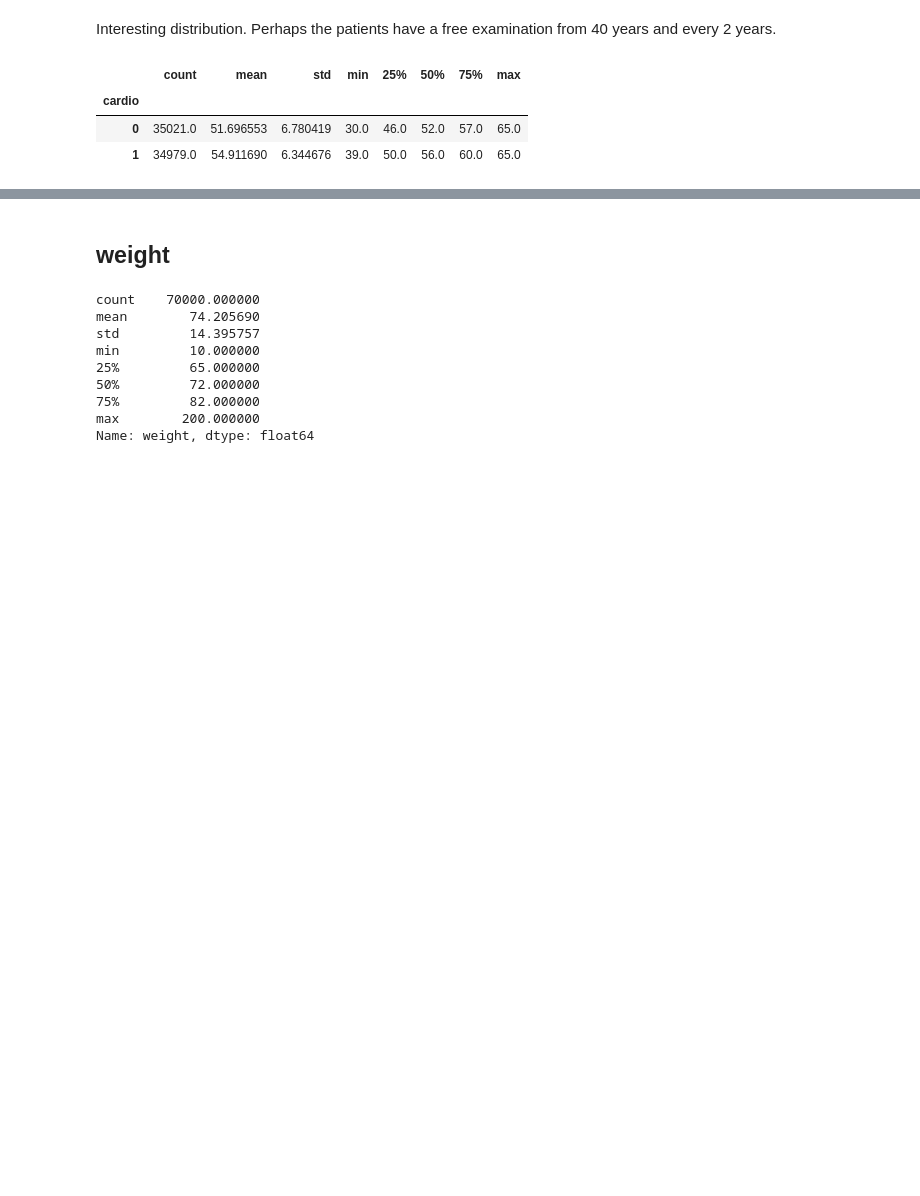
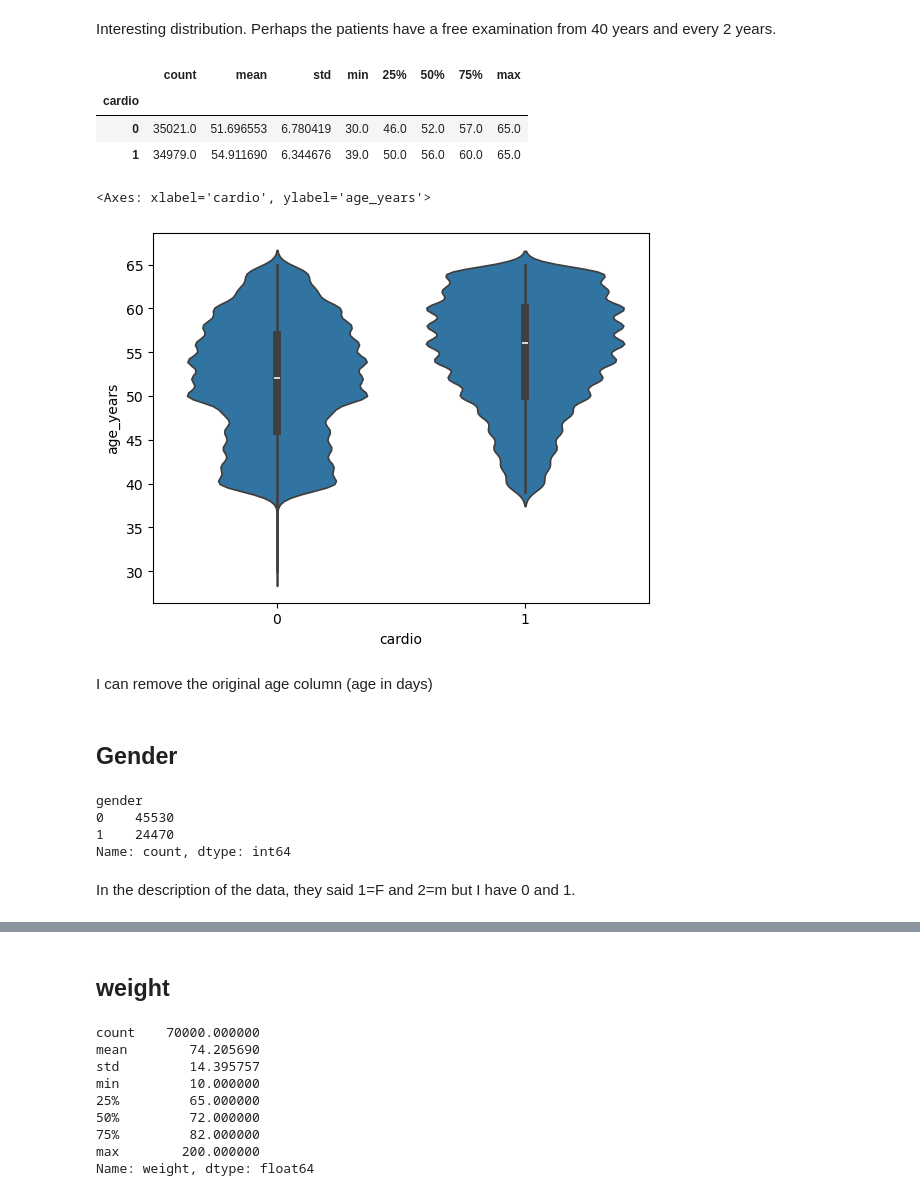
Before and after one commit to flylight-max/Cardio_disease_predict, a Jupyter notebook: EDA.ipynb, the cells around one changed output, grey strips where cells are left out. Saved outputs shown, nothing was run; the diff lists cells and outputs as text; code cells hidden in the pictures; blank space fills up the shorter version.

```diff
--- a/EDA.ipynb
+++ b/EDA.ipynb
@@ -160,5 +160,23 @@ health_data.groupby("cardio")["age_years"].describe()
 | cardio |  |  |  |  |  |  |  |  |
 | 0 | 35021.0 | 51.696553 | 6.780419 | 30.0 | 46.0 | 52.0 | 57.0 | 65.0 |
 | 1 | 34979.0 | 54.911690 | 6.344676 | 39.0 | 50.0 | 56.0 | 60.0 | 65.0 |
+# %%
+sns.violinplot(x="cardio", y="age_years", data=health_data)
+# %% [output]
+<Axes: xlabel='cardio', ylabel='age_years'>
+[figure, added]
+# %% [markdown]
+I can remove the original age column (age in days)
 # %%
 health_data.drop("age", axis=1, inplace=True)
+# %% [markdown]
+## **Gender**
+# %%
+health_data["gender"].value_counts(dropna=False)
+# %% [output]
+gender
+0    45530
+1    24470
+Name: count, dtype: int64
+# %% [markdown]
+In the description of the data, they said 1=F and 2=m but I have 0 and 1.
```
Also changed, not shown: parts of 28 cells of this notebook.
